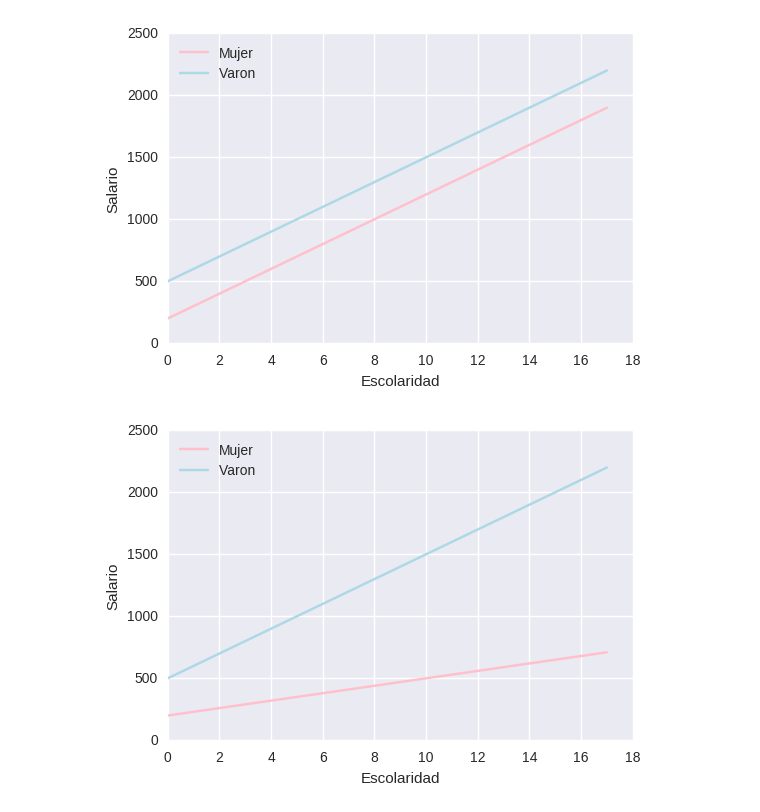
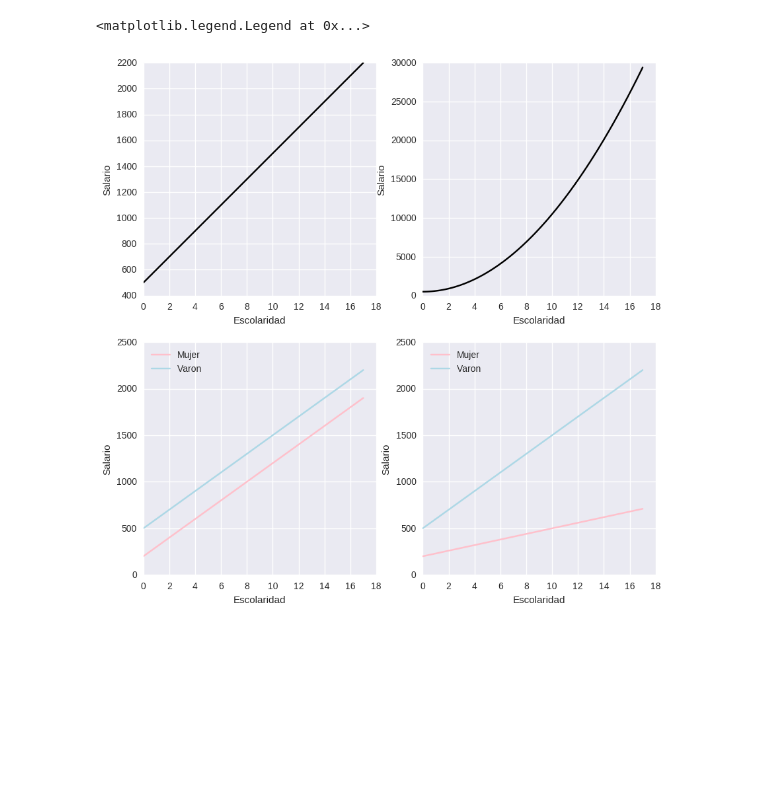
Before and after one commit to alephcero/thesis, a Jupyter notebook: src/chapter2figures.ipynb, the cells around one changed output. Drawn from its saved outputs; the diff is of its cells as text; code cells hidden in the pictures; blank space fills up the shorter version.

```diff
--- a/src/chapter2figures.ipynb
+++ b/src/chapter2figures.ipynb
@@ -28,18 +14,31 @@ plt.savefig("../img/capitulo2/modelo2.png")
-# %%
-plt.plot(esco,salario3,'pink',label = 'Mujer')
-plt.plot(esco,salario1,'lightblue', label = 'Varon')
-plt.xlabel('Escolaridad')
-plt.ylabel('Salario')
-plt.legend(loc=0)
-plt.savefig("../img/capitulo2/modelo3.png")
-# %% [output]
-[figure, removed]
-# %%
-plt.plot(esco,salario4,'pink',label = 'Mujer')
-plt.plot(esco,salario1,'lightblue', label = 'Varon')
-plt.xlabel('Escolaridad')
-plt.ylabel('Salario')
-plt.legend(loc=0)
-plt.savefig("../img/capitulo2/modelo4.png")
-# %% [output]
-[figure, removed]
+# %%
+fig = plt.figure(figsize=(10,10))
+ax1 = fig.add_subplot(2,2,1)
+ax2 = fig.add_subplot(2,2,2)
+ax3 = fig.add_subplot(2,2,3)
+ax4 = fig.add_subplot(2,2,4)
+
+ax1.plot(esco,salario1,'black')
+ax1.set_xlabel('Escolaridad')
+ax1.set_ylabel('Salario')
+
+ax2.plot(esco,salario2,'black')
+ax2.set_xlabel('Escolaridad')
+ax2.set_ylabel('Salario')
+
+ax3.plot(esco,salario3,'pink',label = 'Mujer')
+ax3.plot(esco,salario1,'lightblue', label = 'Varon')
+ax3.set_xlabel('Escolaridad')
+ax3.set_ylabel('Salario')
+ax3.legend(loc=0)
+
+
+
+ax4.plot(esco,salario4,'pink',label = 'Mujer')
+ax4.plot(esco,salario1,'lightblue', label = 'Varon')
+ax4.set_xlabel('Escolaridad')
+ax4.set_ylabel('Salario')
+ax4.legend(loc=0)
+# %% [output]
+<matplotlib.legend.Legend at 0x...>
+[figure, added]
```
Also changed, not shown: parts of 3 cells of this notebook, 10 other files.
